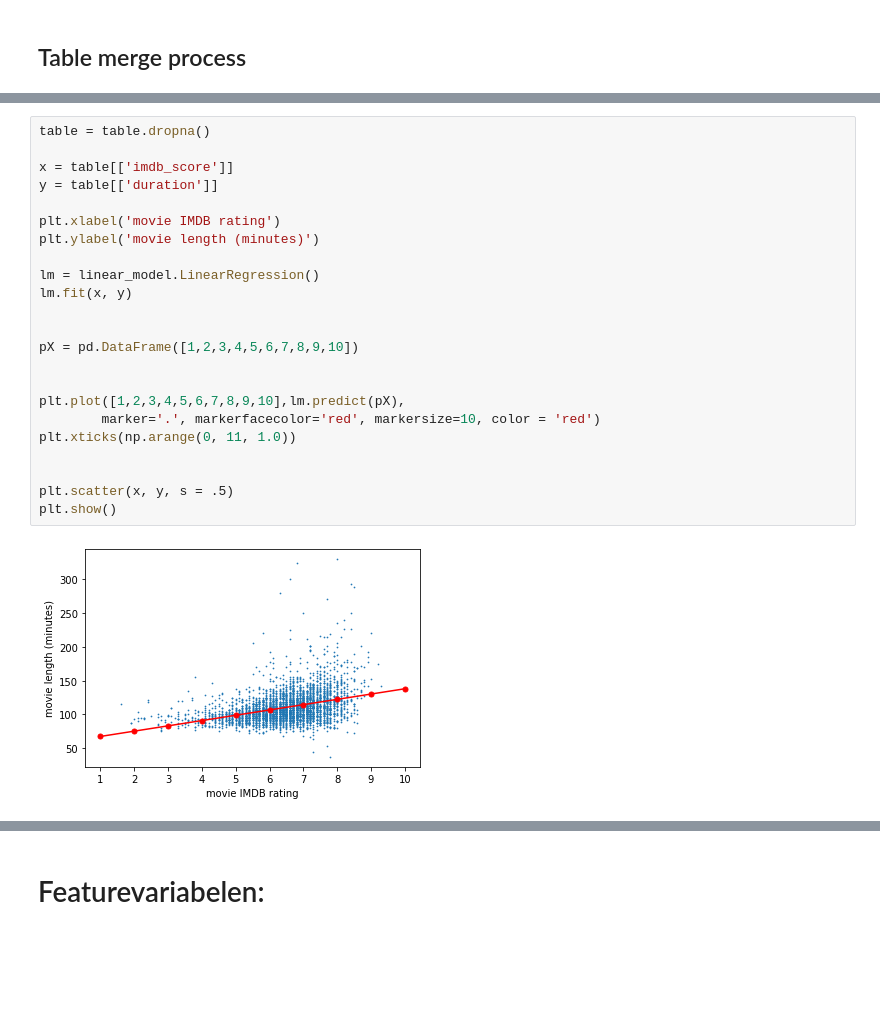
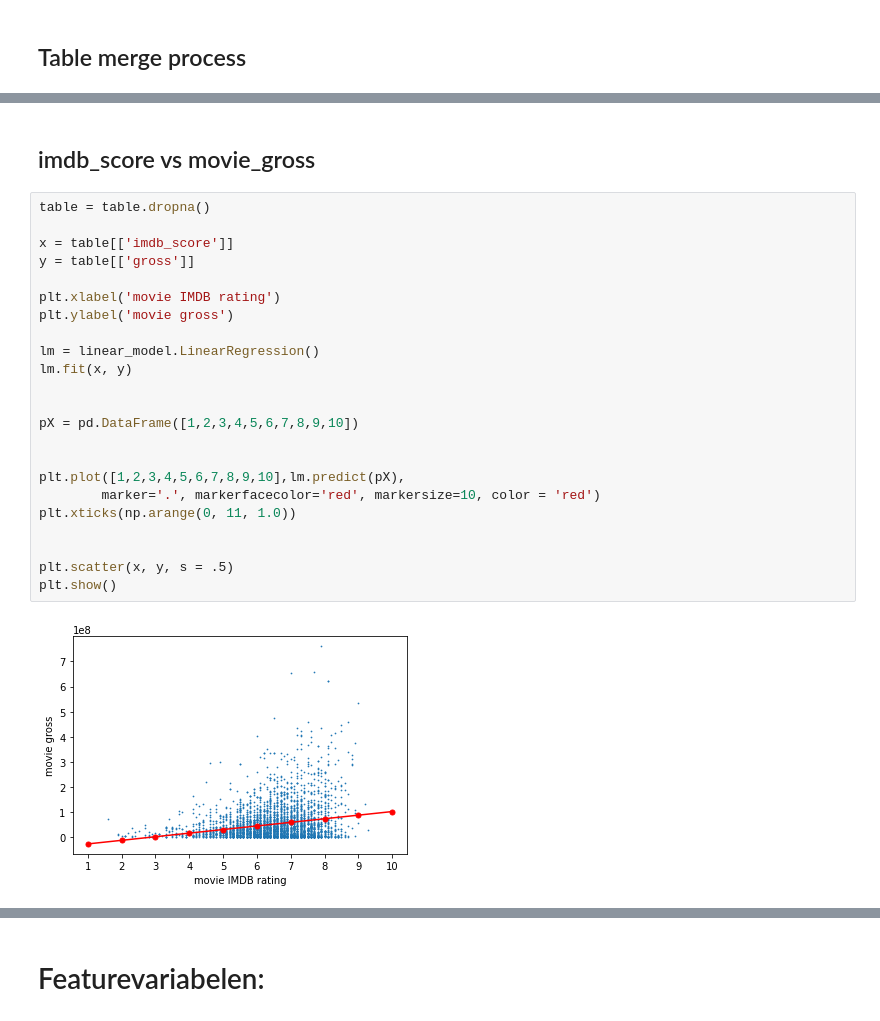
Before and after one commit to Verrem98/Film_dataset_analysis, a Jupyter notebook: main.ipynb, the cells around one changed output, grey strips where cells are left out. Saved outputs shown, nothing was run; the diff lists cells and outputs as text; blank space fills up the shorter version.

```diff
--- a/main.ipynb
+++ b/main.ipynb
@@ -91,25 +110,27 @@ Name: imdb_score, dtype: float64
+# %% [markdown]
+<h2> imdb_score vs movie_gross </h2>
 # %%
 table = table.dropna()
 
 x = table[['imdb_score']]
-y = table[['duration']]
+y = table[['gross']]
 
 plt.xlabel('movie IMDB rating')
-plt.ylabel('movie length (minutes)')
+plt.ylabel('movie gross')
 
 lm = linear_model.LinearRegression()
 lm.fit(x, y)
 
 
 pX = pd.DataFrame([1,2,3,4,5,6,7,8,9,10])
 
 
 plt.plot([1,2,3,4,5,6,7,8,9,10],lm.predict(pX),
         marker='.', markerfacecolor='red', markersize=10, color = 'red')
 plt.xticks(np.arange(0, 11, 1.0))
 
 
 plt.scatter(x, y, s = .5)
 plt.show()
 # %% [output]
-[figure, old version]
+[figure, new version]
```
Also changed, not shown: parts of 13 cells of this notebook.
